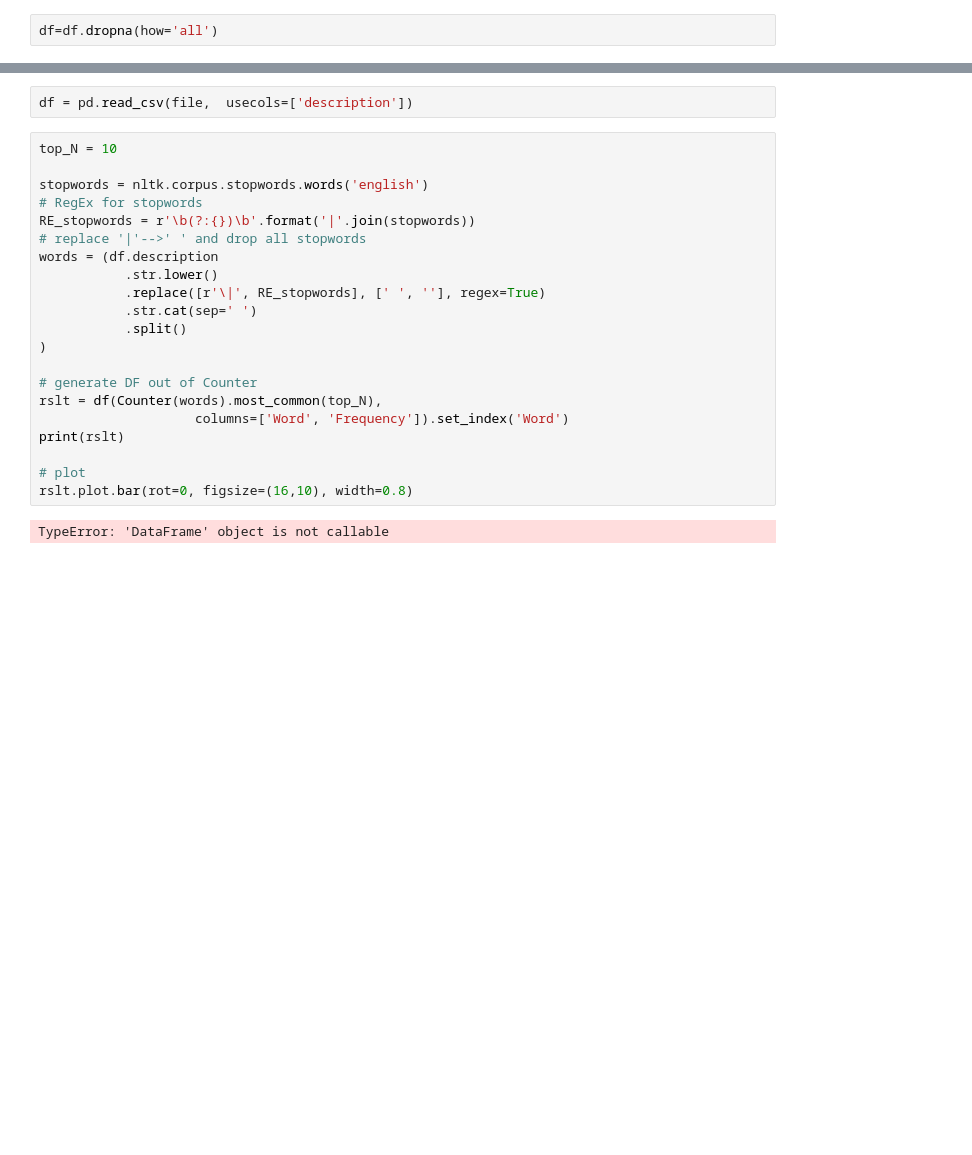
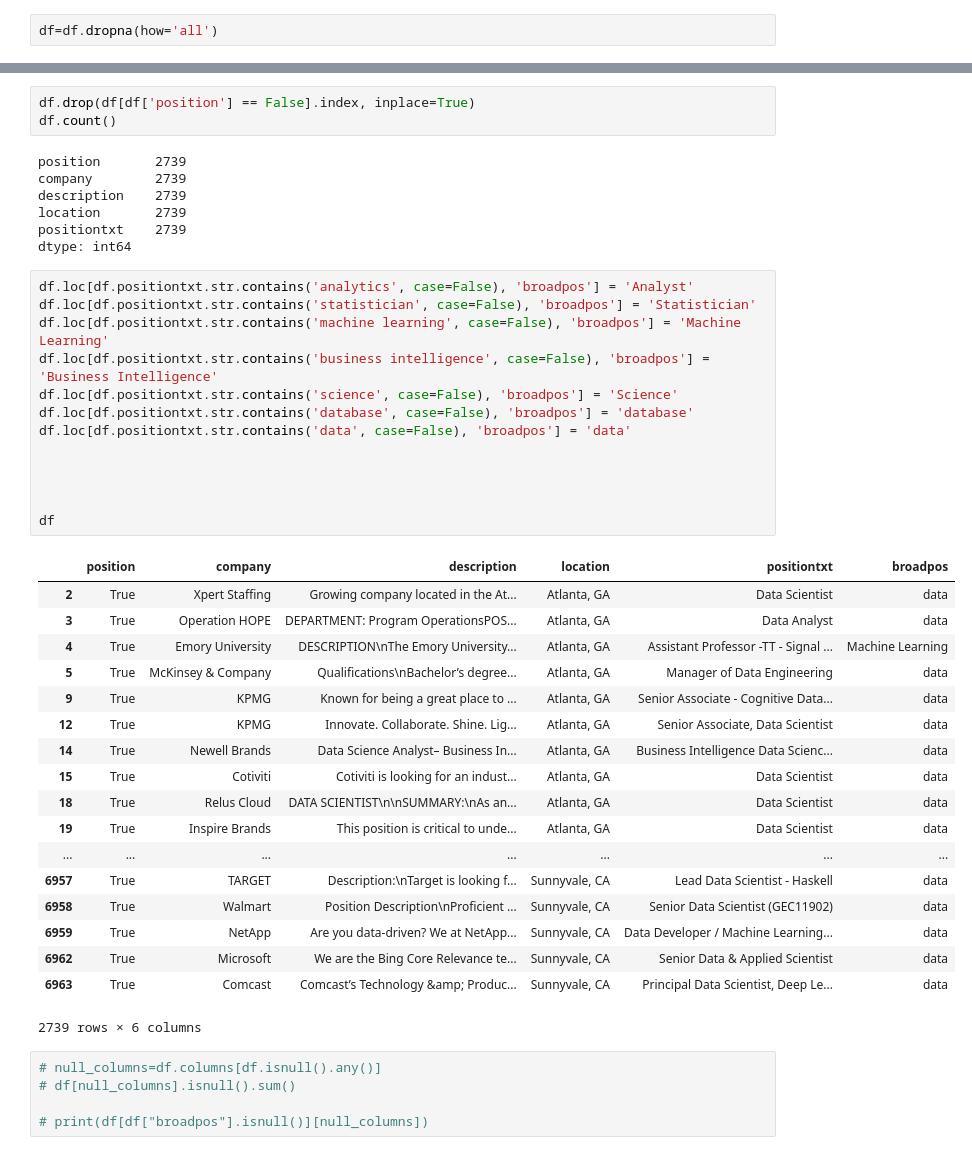
Before and after one commit to hopandskip/Data_Science_Job_Market, a Jupyter notebook: kaggledataset.ipynb, the cells around one changed output, grey strips where cells are left out. Drawn from its saved outputs; the diff is of its cells as text; blank space fills up the shorter version.

Commit message:
dropped false position values, added new column to broaden position names for better charting

```diff
--- a/kaggledataset.ipynb
+++ b/kaggledataset.ipynb
@@ -38,28 +42,50 @@ company        2739
 location       2739
 positiontxt    2739
 dtype: int64
-# %%
-df = pd.read_csv(file,  usecols=['description'])
-# %%
-top_N = 10
-
-stopwords = nltk.corpus.stopwords.words('english')
-# RegEx for stopwords
-RE_stopwords = r'\b(?:{})\b'.format('|'.join(stopwords))
-# replace '|'-->' ' and drop all stopwords
-words = (df.description
-           .str.lower()
-           .replace([r'\|', RE_stopwords], [' ', ''], regex=True)
-           .str.cat(sep=' ')
-           .split()
-)
-
-# generate DF out of Counter
-rslt = df(Counter(words).most_common(top_N),
-                    columns=['Word', 'Frequency']).set_index('Word')
-print(rslt)
-
-# plot
-rslt.plot.bar(rot=0, figsize=(16,10), width=0.8)
-# %% [output]
-TypeError: 'DataFrame' object is not callable
+# %%
+df.drop(df[df['position'] == False].index, inplace=True)
+df.count()
+# %% [output]
+position       2739
+company        2739
+description    2739
+location       2739
+positiontxt    2739
+dtype: int64
+# %%
+df.loc[df.positiontxt.str.contains('analytics', case=False), 'broadpos'] = 'Analyst'
+df.loc[df.positiontxt.str.contains('statistician', case=False), 'broadpos'] = 'Statistician'
+df.loc[df.positiontxt.str.contains('machine learning', case=False), 'broadpos'] = 'Machine Learning'
+df.loc[df.positiontxt.str.contains('business intelligence', case=False), 'broadpos'] = 'Business Intelligence'
+df.loc[df.positiontxt.str.contains('science', case=False), 'broadpos'] = 'Science'
+df.loc[df.positiontxt.str.contains('database', case=False), 'broadpos'] = 'database'
+df.loc[df.positiontxt.str.contains('data', case=False), 'broadpos'] = 'data'
+
+
+
+
+df
+# %% [output]
+|  | position | company | description | location | positiontxt | broadpos |
+| 2 | True | Xpert Staffing | Growing company located in the At... | Atlanta, GA | Data Scientist | data |
+| 3 | True | Operation HOPE | DEPARTMENT: Program OperationsPOS... | Atlanta, GA | Data Analyst | data |
+| 4 | True | Emory University | DESCRIPTION\nThe Emory University... | Atlanta, GA | Assistant Professor -TT - Signal ... | Machine Learning |
+| 5 | True | McKinsey & Company | Qualifications\nBachelor’s degree... | Atlanta, GA | Manager of Data Engineering | data |
+| 9 | True | KPMG | Known for being a great place to ... | Atlanta, GA | Senior Associate - Cognitive Data... | data |
+| 12 | True | KPMG | Innovate. Collaborate. Shine. Lig... | Atlanta, GA | Senior Associate, Data Scientist | data |
+| 14 | True | Newell Brands | Data Science Analyst– Business In... | Atlanta, GA | Business Intelligence Data Scienc... | data |
+| 15 | True | Cotiviti | Cotiviti is looking for an indust... | Atlanta, GA | Data Scientist | data |
+| 18 | True | Relus Cloud | DATA SCIENTIST\n\nSUMMARY:\nAs an... | Atlanta, GA | Data Scientist | data |
+| 19 | True | Inspire Brands | This position is critical to unde... | Atlanta, GA | Data Scientist | data |
+| ... | ... | ... | ... | ... | ... | ... |
+| 6957 | True | TARGET | Description:\nTarget is looking f... | Sunnyvale, CA | Lead Data Scientist - Haskell | data |
+| 6958 | True | Walmart | Position Description\nProficient ... | Sunnyvale, CA | Senior Data Scientist (GEC11902) | data |
+| 6959 | True | NetApp | Are you data-driven? We at NetApp... | Sunnyvale, CA | Data Developer / Machine Learning... | data |
+| 6962 | True | Microsoft | We are the Bing Core Relevance te... | Sunnyvale, CA | Senior Data & Applied Scientist | data |
+| 6963 | True | Comcast | Comcast’s Technology &amp; Produc... | Sunnyvale, CA | Principal Data Scientist, Deep Le... | data |
+2739 rows × 6 columns
+# %%
+# null_columns=df.columns[df.isnull().any()]
+# df[null_columns].isnull().sum()
+
+# print(df[df["broadpos"].isnull()][null_columns])
```
Also changed, not shown: parts of 5 cells of this notebook, 1 other file.
